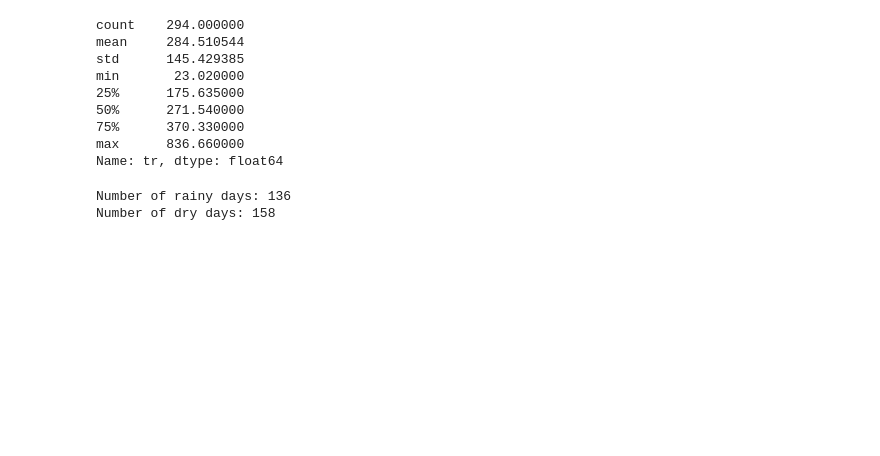
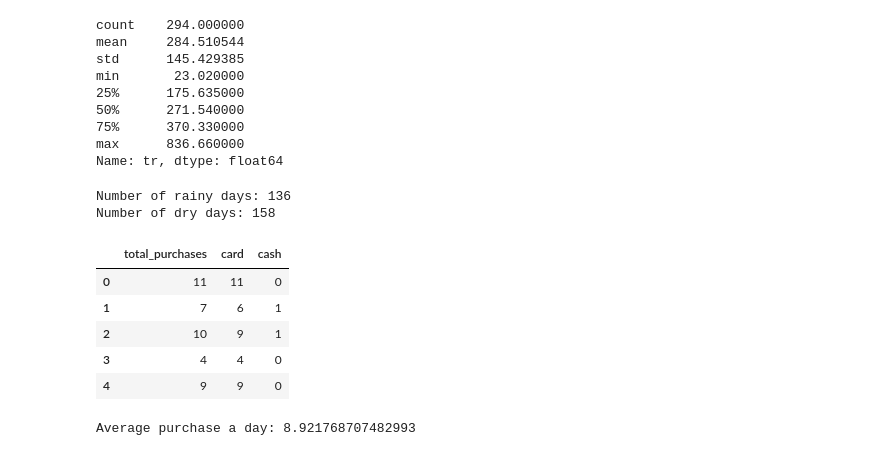
Before and after one commit to jhszptr/Forecasting-Analysis, a Jupyter notebook: bu_fo.ipynb, the cells around one changed output. Drawn from its saved outputs; the diff is of its cells as text; code cells hidden in the pictures; blank space fills up the shorter version.

```diff
--- a/bu_fo.ipynb
+++ b/bu_fo.ipynb
@@ -212,3 +250,21 @@ print(f"Number of dry days: {dry_days.shape[0]}")
 # %% [output]
 Number of rainy days: 136
 Number of dry days: 158
+# %%
+#11.
+
+data_data["total_purchases"] = data_data["card"] + data_data["cash"]
+
+display(data_data[
+    ["total_purchases", "card", "cash"]
+    ].head(5))
+
+print(f"Average purchase a day: {data_data['total_purchases'].mean()}")
+# %% [output]
+|  | total_purchases | card | cash |
+| 0 | 11 | 11 | 0 |
+| 1 | 7 | 6 | 1 |
+| 2 | 10 | 9 | 1 |
+| 3 | 4 | 4 | 0 |
+| 4 | 9 | 9 | 0 |
+Average purchase a day: 8.921768707482993
```
Also changed, not shown: parts of 20 cells of this notebook.
